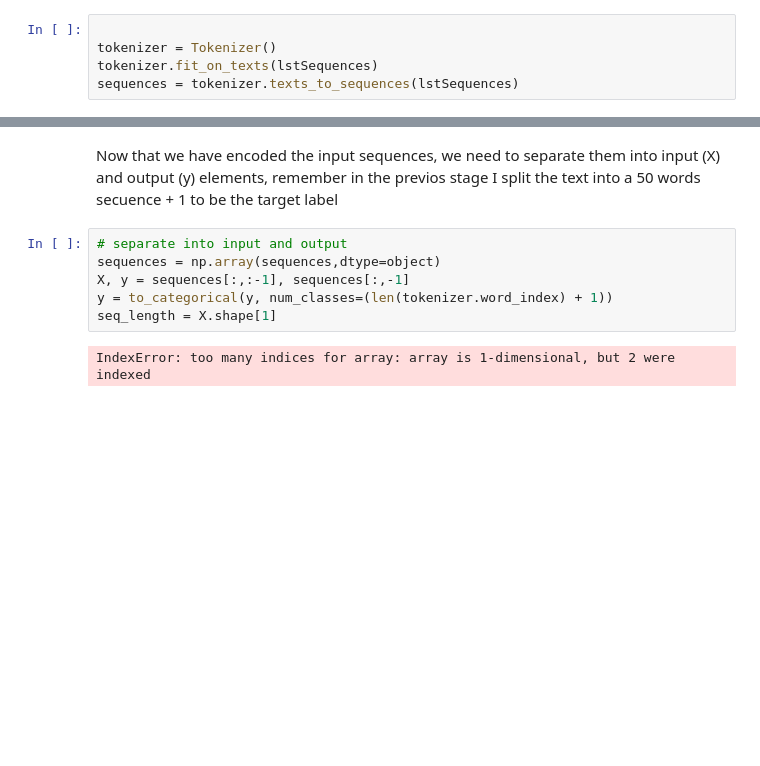
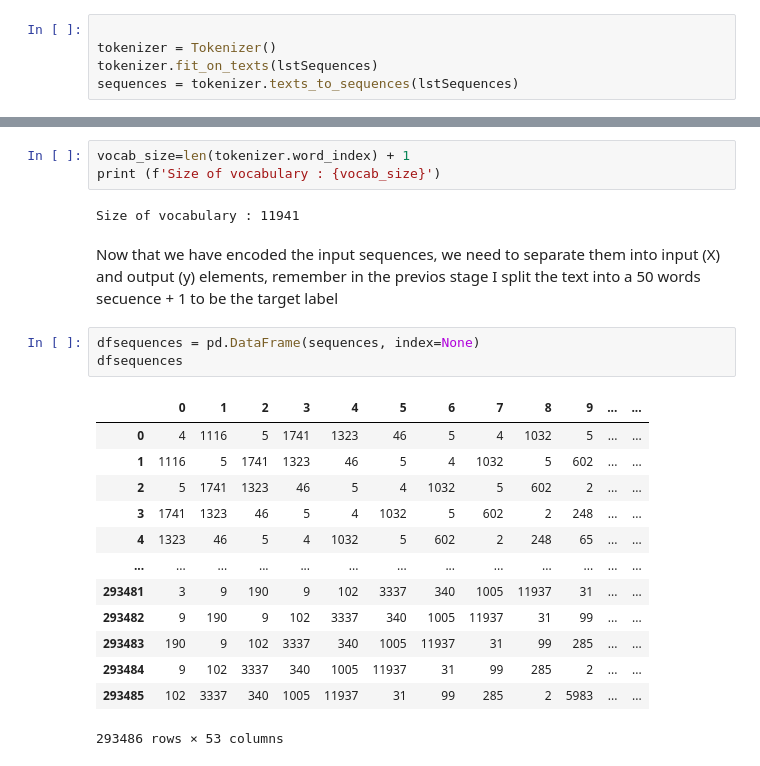
Before and after one commit to hmorales21/Game-of-thrones-Text-generation, a Jupyter notebook: notebooks/got_text_generation_modelling.ipynb, the cells around one changed output, grey strips where cells are left out. Saved outputs shown, nothing was run; the diff lists cells and outputs as text; blank space fills up the shorter version.

```diff
--- a/notebooks/got_text_generation_modelling.ipynb
+++ b/notebooks/got_text_generation_modelling.ipynb
@@ -49,11 +86,25 @@ Size of vocabulary : 11941
+# %%
+vocab_size=len(tokenizer.word_index) + 1
+print (f'Size of vocabulary : {vocab_size}')
+# %% [output]
+Size of vocabulary : 11941
 # %% [markdown]
 Now that we have encoded the input sequences, we need to separate them into input (X) and
 output (y) elements, remember in the previos stage I split the text into a 50 words secuence + 1 to be the target label
-# %%
-# separate into input and output
-sequences = np.array(sequences,dtype=object)
-X, y = sequences[:,:-1], sequences[:,-1]
-y = to_categorical(y, num_classes=(len(tokenizer.word_index) + 1))
-seq_length = X.shape[1]
-# %% [output]
-IndexError: too many indices for array: array is 1-dimensional, but 2 were indexed
+# %%
+dfsequences = pd.DataFrame(sequences, index=None)
+dfsequences
+# %% [output]
+|  | 0 | 1 | 2 | 3 | 4 | 5 | 6 | 7 | 8 | 9 | ... | ... |
+| 0 | 4 | 1116 | 5 | 1741 | 1323 | 46 | 5 | 4 | 1032 | 5 | ... | ... |
+| 1 | 1116 | 5 | 1741 | 1323 | 46 | 5 | 4 | 1032 | 5 | 602 | ... | ... |
+| 2 | 5 | 1741 | 1323 | 46 | 5 | 4 | 1032 | 5 | 602 | 2 | ... | ... |
+| 3 | 1741 | 1323 | 46 | 5 | 4 | 1032 | 5 | 602 | 2 | 248 | ... | ... |
+| 4 | 1323 | 46 | 5 | 4 | 1032 | 5 | 602 | 2 | 248 | 65 | ... | ... |
+| ... | ... | ... | ... | ... | ... | ... | ... | ... | ... | ... | ... | ... |
+| 293481 | 3 | 9 | 190 | 9 | 102 | 3337 | 340 | 1005 | 11937 | 31 | ... | ... |
+| 293482 | 9 | 190 | 9 | 102 | 3337 | 340 | 1005 | 11937 | 31 | 99 | ... | ... |
+| 293483 | 190 | 9 | 102 | 3337 | 340 | 1005 | 11937 | 31 | 99 | 285 | ... | ... |
+| 293484 | 9 | 102 | 3337 | 340 | 1005 | 11937 | 31 | 99 | 285 | 2 | ... | ... |
+| 293485 | 102 | 3337 | 340 | 1005 | 11937 | 31 | 99 | 285 | 2 | 5983 | ... | ... |
+293486 rows × 53 columns
```
Also changed, not shown: parts of 5 cells of this notebook.
